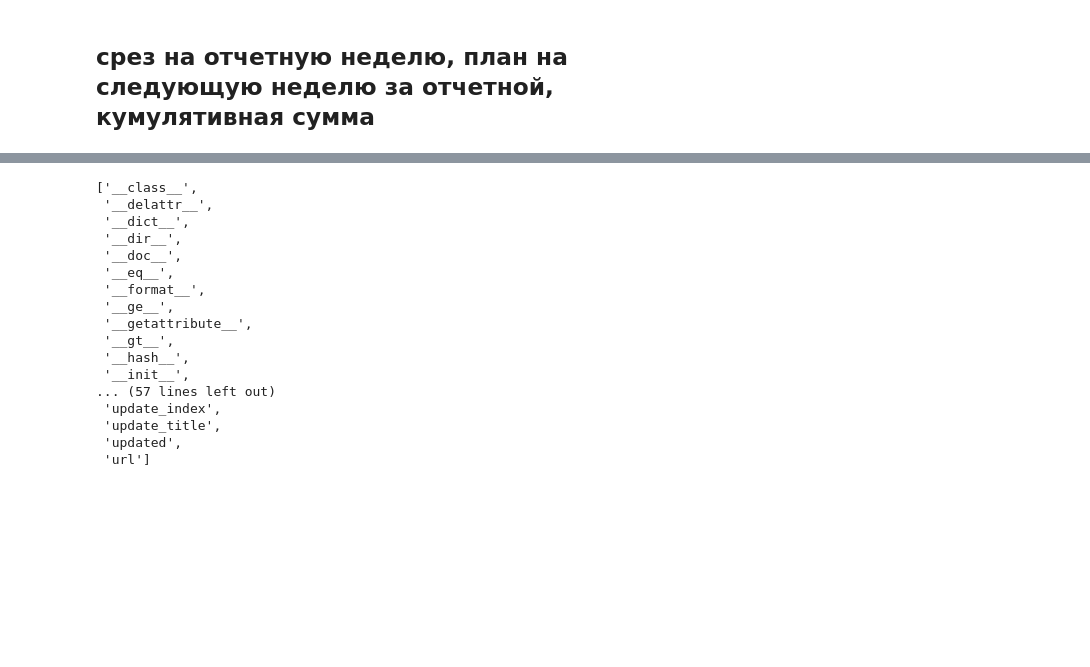
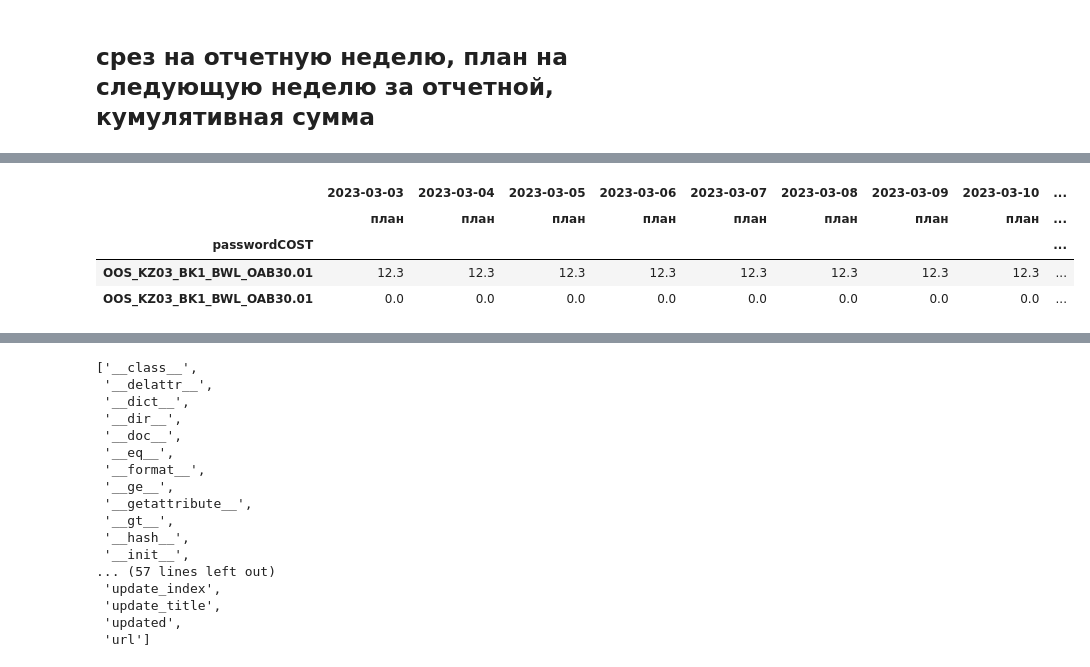
Before and after one commit to AlexeyTri/PROJECT_SCOOL, a Jupyter notebook: ActualGraphicBASE_ipynb".ipynb, the cells around one changed output, grey strips where cells are left out. Saved outputs shown, nothing was run; the diff lists cells and outputs as text; code cells hidden in the pictures; blank space fills up the shorter version.

```diff
--- a/ActualGraphicBASE_ipynb".ipynb
+++ b/ActualGraphicBASE_ipynb".ipynb
@@ -332,3 +346,11 @@ graf_week_fakt = pd.DataFrame(graf_week_fakt,index=graf_total.index, columns=['F
+# %%
+graf_total[graf_total.index == 'OOS_KZ03_BK1_BWL_OAB30.01'].loc[:, idx['2023-03-03':'2023-03-20','план']]
+# %% [output]
+|  | 2023-03-03 | 2023-03-04 | 2023-03-05 | 2023-03-06 | 2023-03-07 | 2023-03-08 | 2023-03-09 | 2023-03-10 | ... |
+|  | план | план | план | план | план | план | план | план | ... |
+| passwordCOST |  |  |  |  |  |  |  |  | ... |
+| OOS_KZ03_BK1_BWL_OAB30.01 | 12.3 | 12.3 | 12.3 | 12.3 | 12.3 | 12.3 | 12.3 | 12.3 | ... |
+| OOS_KZ03_BK1_BWL_OAB30.01 | 0.0 | 0.0 | 0.0 | 0.0 | 0.0 | 0.0 | 0.0 | 0.0 | ... |
 # %%
 graf_next_week_plan = graf_total.loc[:, idx[start_next_week:finish_next_week,'план']].sum(axis=1).values
 graf_next_week_plan = pd.DataFrame(graf_next_week_plan,index=graf_total.index, columns=['PLAN_NEXT_WEEK'])
```
Also changed, not shown: parts of 10 cells of this notebook.
